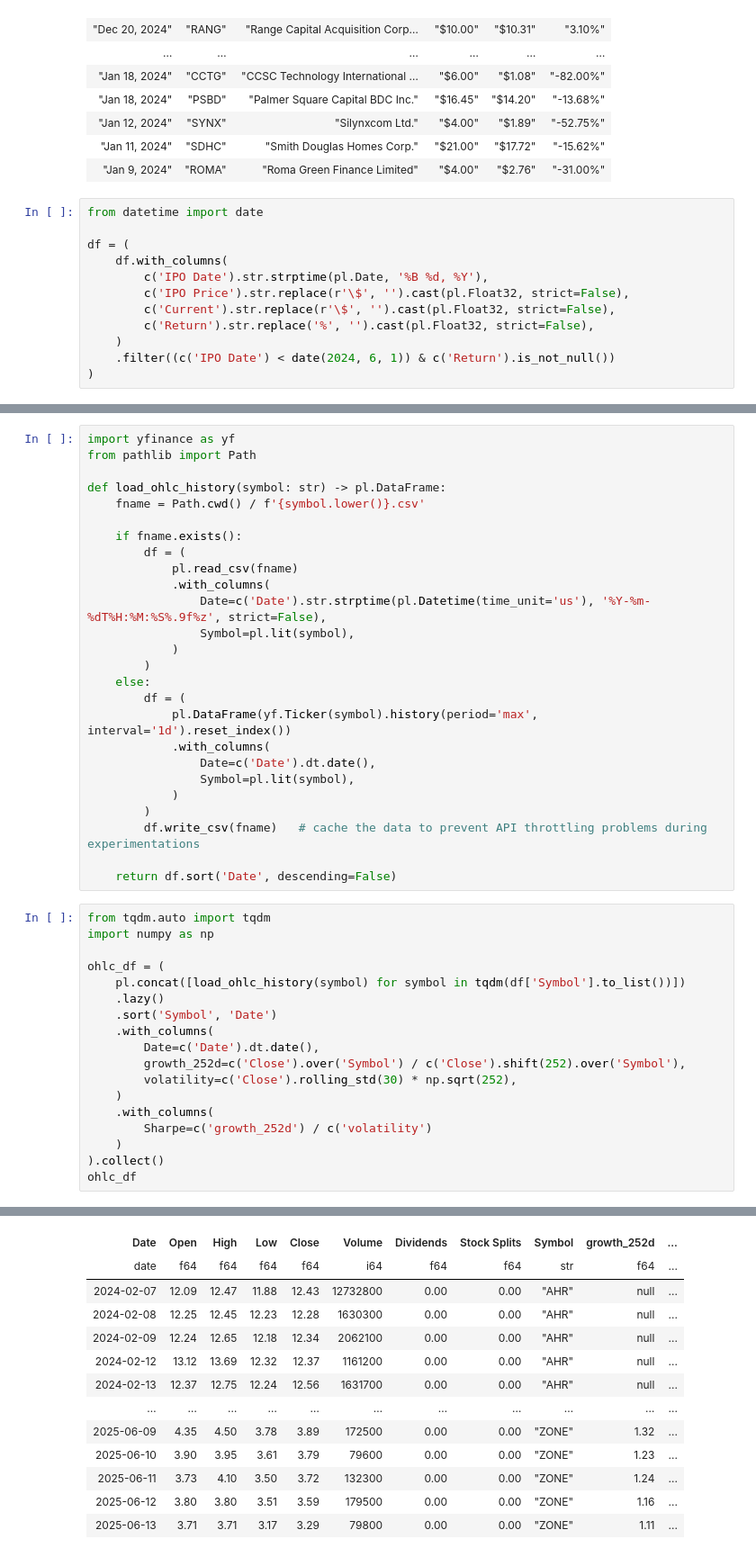
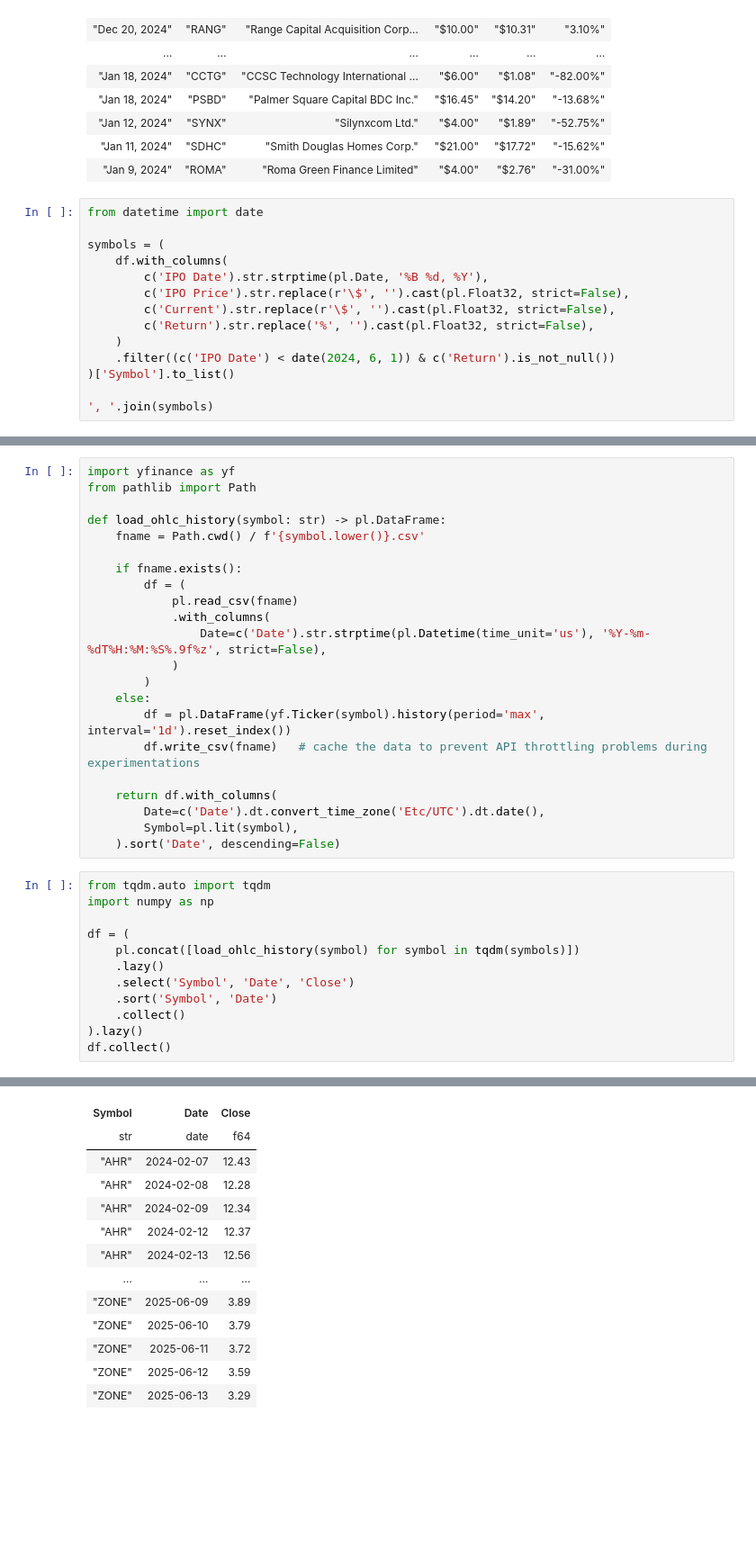
Before and after one commit to shaolang/smaz, a Jupyter notebook: homework2.ipynb, the cells around one changed output, grey strips where cells are left out. Shown at 90% size. Cells and saved outputs as stored; diff of their text form; blank space fills up the shorter version.

```diff
--- a/homework2.ipynb
+++ b/homework2.ipynb
@@ -181,7 +181,7 @@ shape: (225, 6)
 # %%
 from datetime import date
 
-df = (
+symbols = (
     df.with_columns(
         c('IPO Date').str.strptime(pl.Date, '%B %d, %Y'),
         c('IPO Price').str.replace(r'\$', '').cast(pl.Float32, strict=False),
@@ -189,4 +189,6 @@ df = (
         c('Return').str.replace('%', '').cast(pl.Float32, strict=False),
     )
     .filter((c('IPO Date') < date(2024, 6, 1)) & c('Return').is_not_null())
-)
+)['Symbol'].to_list()
+
+', '.join(symbols)
@@ -202,36 +206,26 @@ def load_ohlc_history(symbol: str) -> pl.DataFrame:
             pl.read_csv(fname)
             .with_columns(
                 Date=c('Date').str.strptime(pl.Datetime(time_unit='us'), '%Y-%m-%dT%H:%M:%S%.9f%z', strict=False),
-                Symbol=pl.lit(symbol),
             )
         )
     else:
-        df = (
-            pl.DataFrame(yf.Ticker(symbol).history(period='max', interval='1d').reset_index())
-            .with_columns(
-                Date=c('Date').dt.date(),
-                Symbol=pl.lit(symbol),
-            )
-        )
+        df = pl.DataFrame(yf.Ticker(symbol).history(period='max', interval='1d').reset_index())
         df.write_csv(fname)   # cache the data to prevent API throttling problems during experimentations
 
-    return df.sort('Date', descending=False)
+    return df.with_columns(
+        Date=c('Date').dt.convert_time_zone('Etc/UTC').dt.date(),
+        Symbol=pl.lit(symbol),
+    ).sort('Date', descending=False)
 # %%
 from tqdm.auto import tqdm
 import numpy as np
 
-ohlc_df = (
-    pl.concat([load_ohlc_history(symbol) for symbol in tqdm(df['Symbol'].to_list())])
+df = (
+    pl.concat([load_ohlc_history(symbol) for symbol in tqdm(symbols)])
     .lazy()
+    .select('Symbol', 'Date', 'Close')
     .sort('Symbol', 'Date')
-    .with_columns(
-        Date=c('Date').dt.date(),
-        growth_252d=c('Close').over('Symbol') / c('Close').shift(252).over('Symbol'),
-        volatility=c('Close').rolling_std(30) * np.sqrt(252),
-    )
-    .with_columns(
-        Sharpe=c('growth_252d') / c('volatility')
-    )
-).collect()
-ohlc_df
+    .collect()
+).lazy()
+df.collect()
 # %% [output]
@@ -239,15 +233,15 @@ shape: (23_021, 12)
-| Date | Open | High | Low | Close | Volume | Dividends | Stock Splits | Symbol | growth_252d | ... |
-| date | f64 | f64 | f64 | f64 | i64 | f64 | f64 | str | f64 | ... |
-| 2024-02-07 | 12.09 | 12.47 | 11.88 | 12.43 | 12732800 | 0.00 | 0.00 | "AHR" | null | ... |
-| 2024-02-08 | 12.25 | 12.45 | 12.23 | 12.28 | 1630300 | 0.00 | 0.00 | "AHR" | null | ... |
-| 2024-02-09 | 12.24 | 12.65 | 12.18 | 12.34 | 2062100 | 0.00 | 0.00 | "AHR" | null | ... |
-| 2024-02-12 | 13.12 | 13.69 | 12.32 | 12.37 | 1161200 | 0.00 | 0.00 | "AHR" | null | ... |
-| 2024-02-13 | 12.37 | 12.75 | 12.24 | 12.56 | 1631700 | 0.00 | 0.00 | "AHR" | null | ... |
-| … | … | … | … | … | … | … | … | … | … | ... |
-| 2025-06-09 | 4.35 | 4.50 | 3.78 | 3.89 | 172500 | 0.00 | 0.00 | "ZONE" | 1.32 | ... |
-| 2025-06-10 | 3.90 | 3.95 | 3.61 | 3.79 | 79600 | 0.00 | 0.00 | "ZONE" | 1.23 | ... |
-| 2025-06-11 | 3.73 | 4.10 | 3.50 | 3.72 | 132300 | 0.00 | 0.00 | "ZONE" | 1.24 | ... |
-| 2025-06-12 | 3.80 | 3.80 | 3.51 | 3.59 | 179500 | 0.00 | 0.00 | "ZONE" | 1.16 | ... |
-| 2025-06-13 | 3.71 | 3.71 | 3.17 | 3.29 | 79800 | 0.00 | 0.00 | "ZONE" | 1.11 | ... |
+| Symbol | Date | Close |
+| str | date | f64 |
+| "AHR" | 2024-02-07 | 12.43 |
+| "AHR" | 2024-02-08 | 12.28 |
+| "AHR" | 2024-02-09 | 12.34 |
+| "AHR" | 2024-02-12 | 12.37 |
+| "AHR" | 2024-02-13 | 12.56 |
+| … | … | … |
+| "ZONE" | 2025-06-09 | 3.89 |
+| "ZONE" | 2025-06-10 | 3.79 |
+| "ZONE" | 2025-06-11 | 3.72 |
+| "ZONE" | 2025-06-12 | 3.59 |
+| "ZONE" | 2025-06-13 | 3.29 |
 # %%
 (
```
Also changed, not shown: parts of 5 cells of this notebook.
